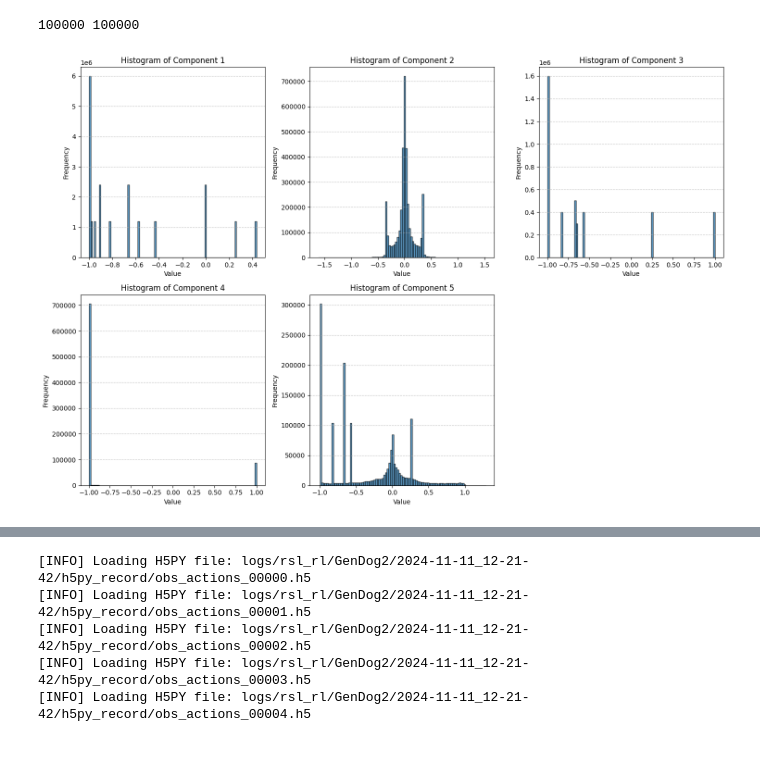
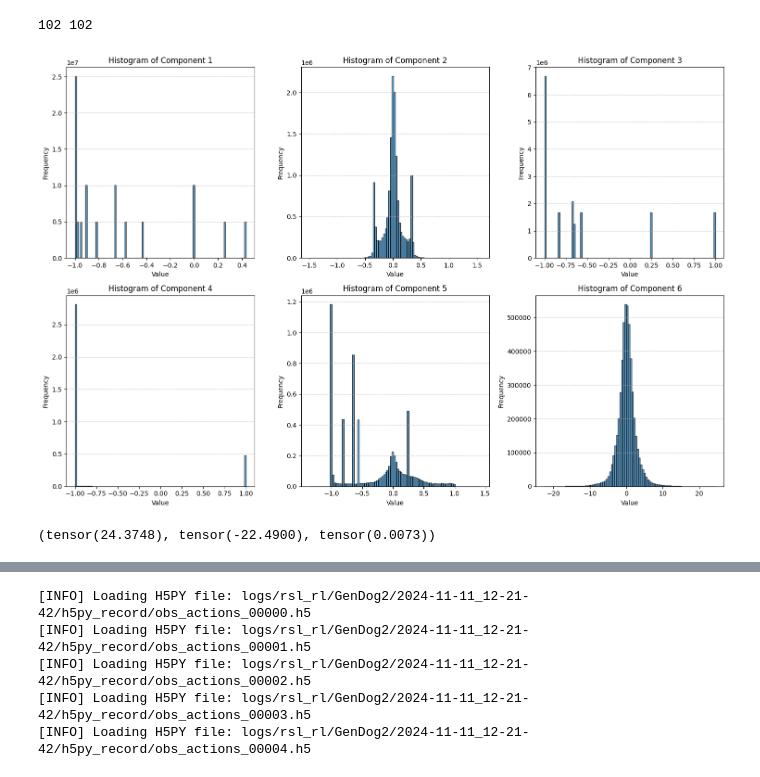
Before and after one commit to Dichen-Li/Adaptive-Embodiment, a Jupyter notebook: scripts/rsl_rl/dataset_debug.ipynb, the cells around one changed output, grey strips where cells are left out. Drawn from its saved outputs; the diff is of its cells as text; code cells hidden in the pictures.

Commit message:
add visualizing target distribution

```diff
--- a/scripts/rsl_rl/dataset_debug.ipynb
+++ b/scripts/rsl_rl/dataset_debug.ipynb
@@ -391,6 +124,7 @@ if os.path.basename(working_directory) != "embodiment-scaling-law":
 # %%
-dataset_dirs = [get_most_recent_h5py_record_path("logs/rsl_rl", task) for task in ["GenHumanoid1"]]
-dataset = LocomotionDataset(folder_paths=dataset_dirs)
+dataset_dirs = [get_most_recent_h5py_record_path("logs/rsl_rl", task) for task in ["GenDog2"]]
+dataset = LocomotionDataset(folder_paths=dataset_dirs, max_files_in_memory=1, train_mode=True, val_ratio=0.15)
+dataset_loader = dataset.get_data_loader(4096, False, 1)
 metadata = dataset.metadata_list[0]
 # Extract keys ending with '_idx' and their associated indices
 idx_keys = {key: metadata[key] for key in metadata if key.endswith('_idx')}
@@ -425,13 +134,19 @@ dataset.metadata_list[0]
 # %%
-input_list , target_list = [], []
-for i in range(100000):
-    inputs, targets = dataset[i]
+input_list, target_list = [], []
+for i, (inputs, targets) in enumerate(dataset_loader):
     input_list.append(inputs)
     target_list.append(targets)
+    if i > 100:
+        break
+
+# for i in range(100000):
+#     inputs, targets = next(dataset_loader)
+#     input_list.append(inputs)
+#     target_list.append(targets)
 
 print(len(input_list), len(target_list))
 # %% [output]
-100000 100000
+102 102
 # %%
 def merge_tuples_to_batch_tensor(input_list):
     """
@@ -447,26 +162,31 @@ def merge_tuples_to_batch_tensor(input_list):
         raise ValueError("Input must be a list of 5-tuples.")
 
     # Use zip to group each component across tuples, and stack tensors
-    batched_components = tuple(torch.stack(components, dim=0) for components in zip(*input_list))
+    batched_components = list(torch.stack(components, dim=0) for components in zip(*input_list))
 
     return batched_components
 
 inputs = merge_tuples_to_batch_tensor(input_list)
+targets = torch.cat(target_list, dim=0)
 # %%
 # Plot histograms for each component
 plt.figure(figsize=(15, 10))
-for i, component in enumerate(inputs):
+for i, component in enumerate(inputs + [targets]):
     plt.subplot(2, 3, i + 1)  # Arrange subplots in a grid (2 rows, 3 columns)
     plt.hist(component.flatten().numpy(), bins=100, edgecolor='black', alpha=0.7)
     plt.title(f"Histogram of Component {i + 1}")
     plt.xlabel("Value")
     plt.ylabel("Frequency")
     plt.grid(axis='y', linestyle='--', alpha=0.7)
 
 # Adjust layout
 plt.tight_layout()
 plt.show()
 # %% [output]
-[figure, old version]
+[figure, new version]
+# %%
+targets.max(), targets.min(), (targets.abs() > 10).int().float().mean()
+# %% [output]
+(tensor(24.3748), tensor(-22.4900), tensor(0.0073))
 # %%
 plt.hist(inputs.flatten().tolist())
```
Also changed, not shown: parts of 9 cells of this notebook.
